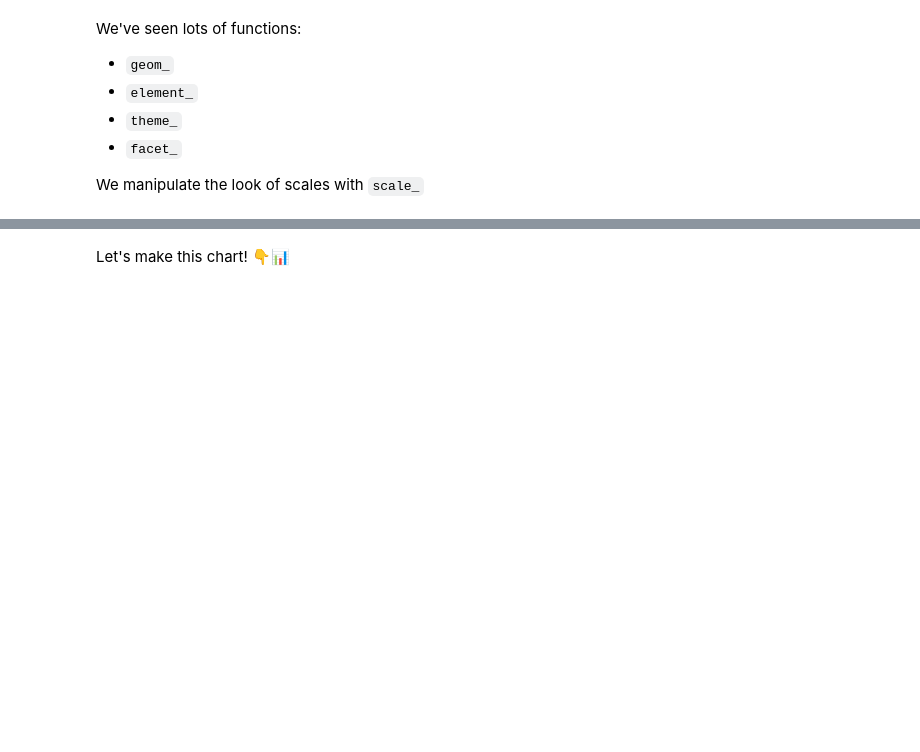
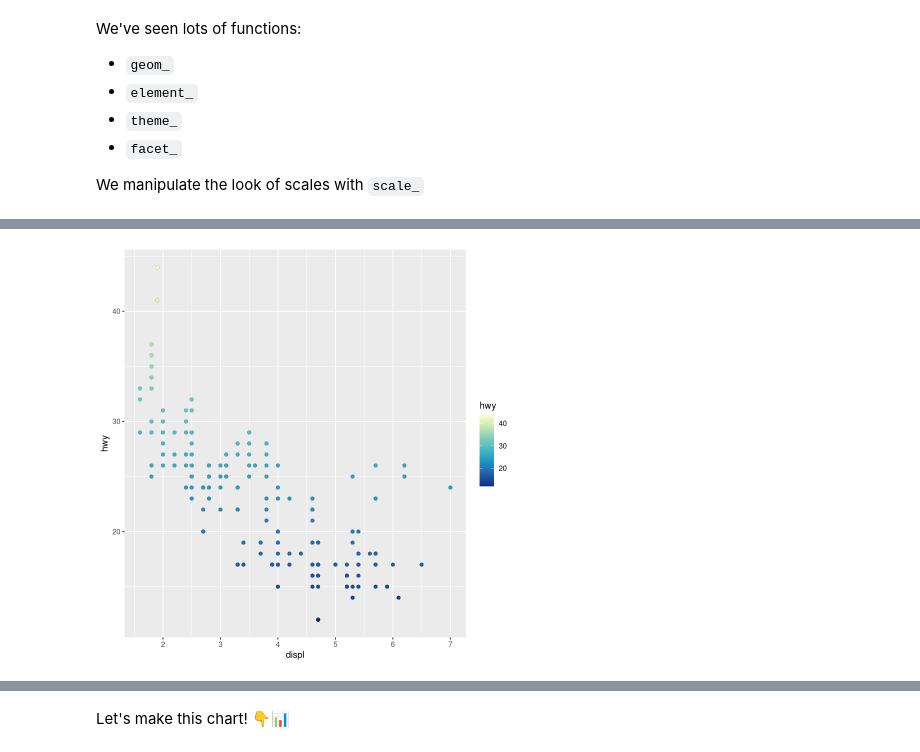
Before and after one commit to mbhatip/BIOS512-1, a Jupyter notebook: lectures/06/06_adjusting_plot_appearance.ipynb, the cells around one changed output, grey strips where cells are left out. Cells and saved outputs as stored; diff of their text form; code cells hidden in the pictures; blank space fills up the shorter version.

```diff
--- a/lectures/06/06_adjusting_plot_appearance.ipynb
+++ b/lectures/06/06_adjusting_plot_appearance.ipynb
@@ -152,5 +166,7 @@ p
 # %%
-# p + geom_point(aes(color = hwy)) + scale_color_distiller(palette = 'YlGnBu')
+p + geom_point(aes(color = hwy)) + scale_color_distiller(palette = 'YlGnBu')
 
 # Why not _brewer?
+# %% [output]
+[figure, added]
 # %%
```
Also changed, not shown: parts of 10 cells of this notebook, 7 other files.
